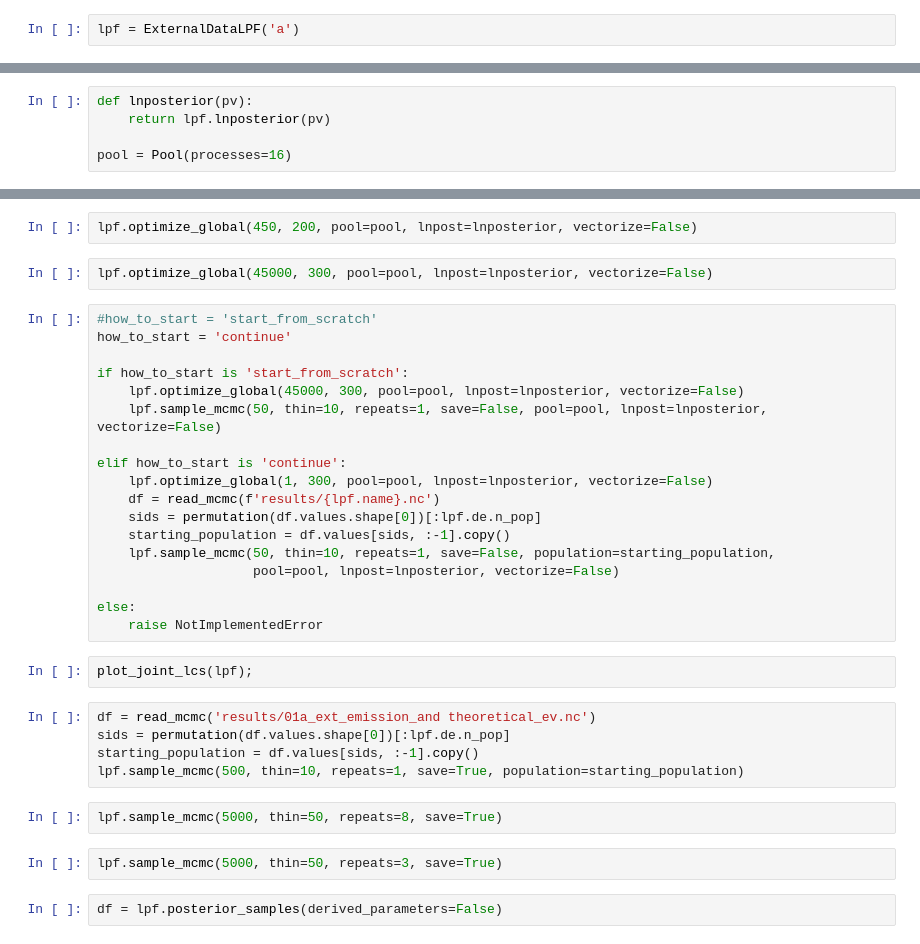
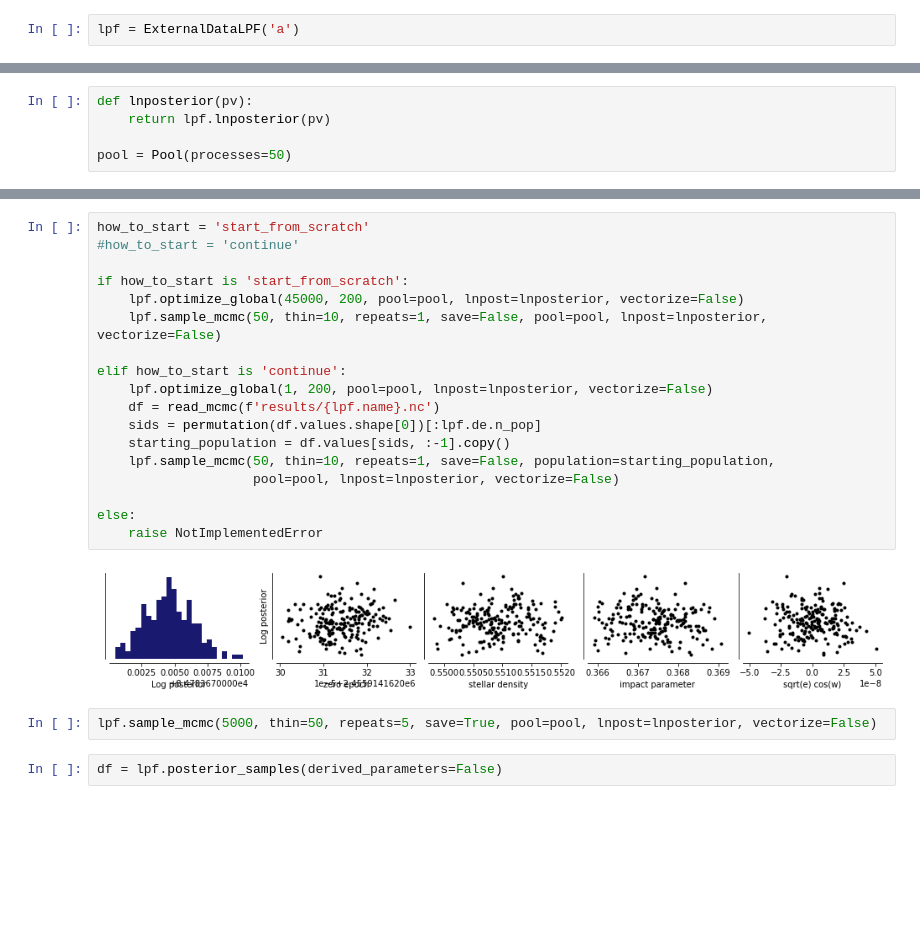
Before and after one commit to hpparvi/cheops_kelt_1, a Jupyter notebook: 01a_ext_emission_and_theoretical_ev.ipynb, the cells around one changed output, grey strips where cells are left out. Drawn from its saved outputs; the diff is of its cells as text; blank space fills up the shorter version.

```diff
--- a/01a_ext_emission_and_theoretical_ev.ipynb
+++ b/01a_ext_emission_and_theoretical_ev.ipynb
@@ -51,4 +45,4 @@ lpf.ps
 def lnposterior(pv):
     return lpf.lnposterior(pv)
 
-pool = Pool(processes=16)
+pool = Pool(processes=50)
@@ -73,35 +49,24 @@ KeyboardInterrupt
-# %%
-lpf.optimize_global(450, 200, pool=pool, lnpost=lnposterior, vectorize=False)
-# %%
-lpf.optimize_global(45000, 300, pool=pool, lnpost=lnposterior, vectorize=False)
 # %%
-#how_to_start = 'start_from_scratch'
-how_to_start = 'continue'
+how_to_start = 'start_from_scratch'
+#how_to_start = 'continue'
 
 if how_to_start is 'start_from_scratch':
-    lpf.optimize_global(45000, 300, pool=pool, lnpost=lnposterior, vectorize=False)
+    lpf.optimize_global(45000, 200, pool=pool, lnpost=lnposterior, vectorize=False)
     lpf.sample_mcmc(50, thin=10, repeats=1, save=False, pool=pool, lnpost=lnposterior, vectorize=False)
 
 elif how_to_start is 'continue':
-    lpf.optimize_global(1, 300, pool=pool, lnpost=lnposterior, vectorize=False)
+    lpf.optimize_global(1, 200, pool=pool, lnpost=lnposterior, vectorize=False)
     df = read_mcmc(f'results/{lpf.name}.nc')
     sids = permutation(df.values.shape[0])[:lpf.de.n_pop]
     starting_population = df.values[sids, :-1].copy()
     lpf.sample_mcmc(50, thin=10, repeats=1, save=False, population=starting_population,
                     pool=pool, lnpost=lnposterior, vectorize=False)
 
 else:
     raise NotImplementedError
+# %% [output]
+[figure, added]
-# %%
-plot_joint_lcs(lpf);
-# %%
-df = read_mcmc('results/01a_ext_emission_and theoretical_ev.nc')
-sids = permutation(df.values.shape[0])[:lpf.de.n_pop]
-starting_population = df.values[sids, :-1].copy()
-lpf.sample_mcmc(500, thin=10, repeats=1, save=True, population=starting_population)
-# %%
-lpf.sample_mcmc(5000, thin=50, repeats=8, save=True)
-# %%
-lpf.sample_mcmc(5000, thin=50, repeats=3, save=True)
+# %%
+lpf.sample_mcmc(5000, thin=50, repeats=5, save=True, pool=pool, lnpost=lnposterior, vectorize=False)
 # %%
 df = lpf.posterior_samples(derived_parameters=False)
```
Also changed, not shown: parts of 12 cells of this notebook, 7 other files.
